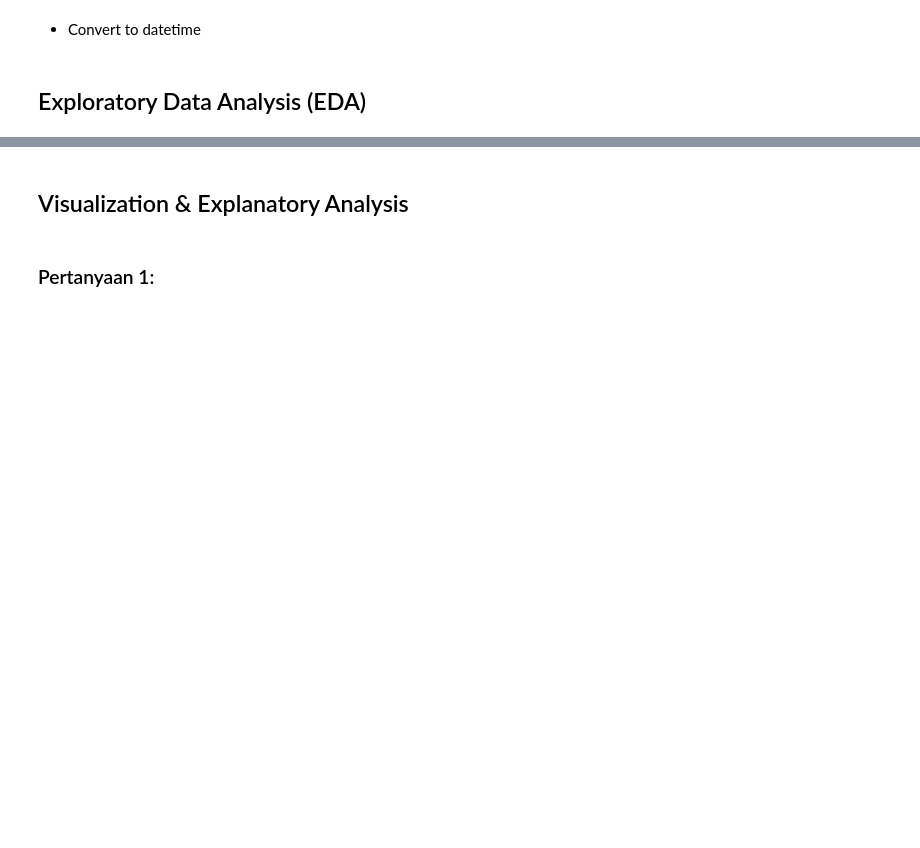
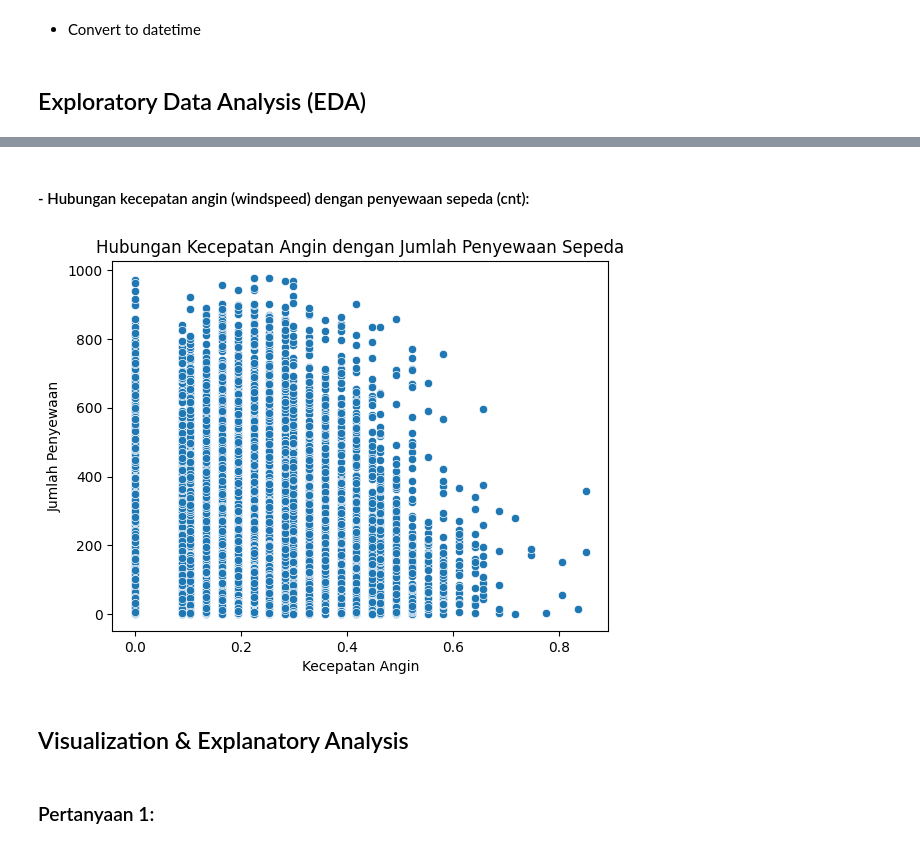
Before and after one commit to rayasya/bike-sharing-analyst, a Jupyter notebook: notebook.ipynb, the cells around one changed output, grey strips where cells are left out. Cells and saved outputs as stored; diff of their text form; code cells hidden in the pictures; blank space fills up the shorter version.

```diff
--- a/notebook.ipynb
+++ b/notebook.ipynb
@@ -57,3 +126,13 @@ data_2.windspeed.max()
+# %% [markdown]
+#### - Hubungan kecepatan angin (windspeed) dengan penyewaan sepeda (cnt):
+# %%
+sns.scatterplot(x='windspeed', y='cnt', data=data_2)
+plt.title('Hubungan Kecepatan Angin dengan Jumlah Penyewaan Sepeda')
+plt.xlabel('Kecepatan Angin')
+plt.ylabel('Jumlah Penyewaan')
+plt.show()
+# %% [output]
+[figure, added]
 # %% [markdown]
 ## Visualization & Explanatory Analysis
 # %% [markdown]
```
Also changed, not shown: parts of 18 cells of this notebook.
